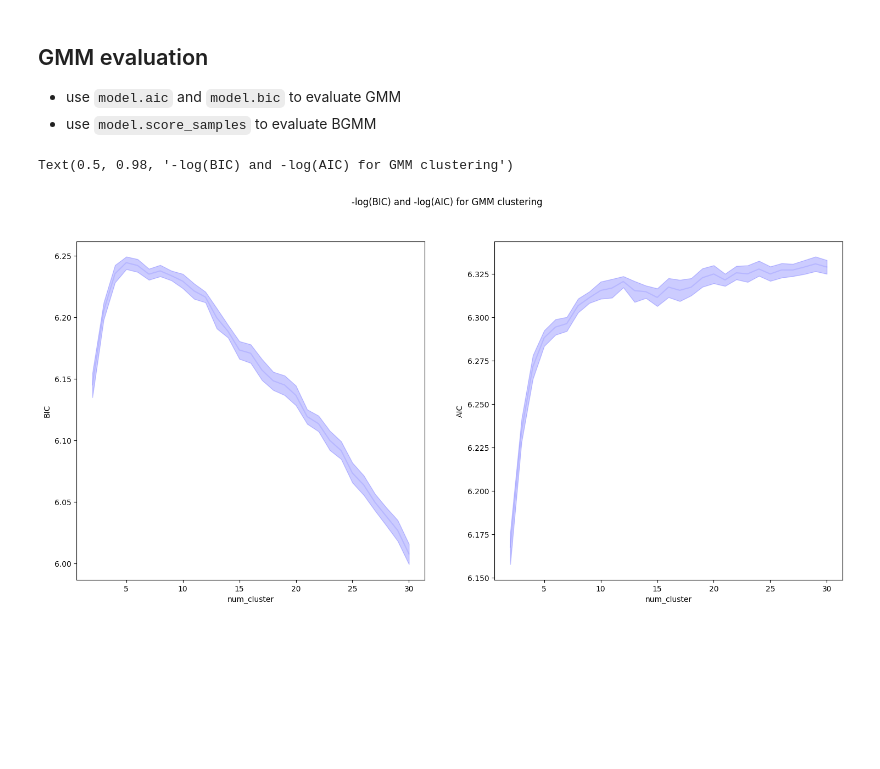
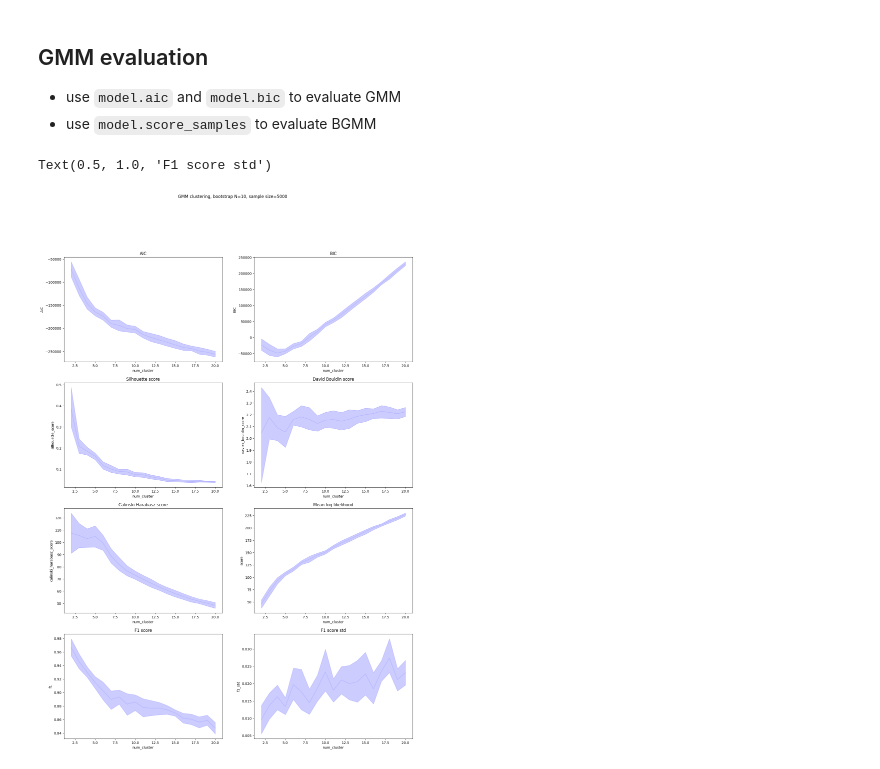
Before and after one commit to HJJoosse/celldyn_embedder, a Jupyter notebook: sandbox/create_clusters.ipynb, the cells around one changed output. Cells and saved outputs as stored; diff of their text form; code cells hidden in the pictures; blank space fills up the shorter version.

```diff
--- a/sandbox/create_clusters.ipynb
+++ b/sandbox/create_clusters.ipynb
@@ -120,6 +124,24 @@ class BGMM(BGMM):
             The lower the better.
         """
         return -2 * self.score(X) * X.shape[0] + 2 * self._n_parameters(X)
+# %%
+def cluster_classification_f1(X, labels):
+    '''
+        create a logistic regression classifier to predict cluster labels
+        , determine the stratified cross-validated F1 score of the model.
+    '''
+    # create a logistic regression classifier to predict cluster labels
+    clf = LogisticRegression(random_state=0, penalty='elasticnet', solver='saga', l1_ratio=0.1,
+                                multi_class='multinomial', max_iter=5000)
+
+    # determine the stratified cross-validated F1 score of the model.
+    skf = StratifiedKFold(n_splits=5, shuffle=True, random_state=0)
+    f1_scores = []
+    for train_index, test_index in skf.split(X, labels):
+        clf.fit(X[train_index], labels[train_index])
+        f1_scores.append(f1_score(labels[test_index], clf.predict(X[test_index]), average='weighted'))
+
+    return np.mean(f1_scores), np.std(f1_scores)
 # %%
 # a function to run a clustering algorithm in a bootstrapping fashion
 # the outcome is a list of clustering models
@@ -462,10 +501,31 @@ for b in range(n_bootstrap):
 res_df = pd.DataFrame(res_list)
-# %%
-fig, ax = plt.subplots(1, 2, figsize=(18, 8))
-
-sns.lineplot(data=res_df, x='num_cluster', y='BIC', alpha=0.1, c='b',  ax=ax[0])
-sns.lineplot(data=res_df, x='num_cluster', y='AIC', alpha=0.1, c='b',  ax=ax[1])
-fig.suptitle("-log(BIC) and -log(AIC) for GMM clustering")
-# %% [output]
-Text(0.5, 0.98, '-log(BIC) and -log(AIC) for GMM clustering')
-[figure, removed]
+# %%
+fig, ax = plt.subplots(4, 2, figsize=(18, 25))
+
+sns.lineplot(data=res_df, x='num_cluster', y='AIC', alpha=0.1, c='b',  ax=ax[0,0])
+sns.lineplot(data=res_df, x='num_cluster', y='BIC', alpha=0.1, c='b',  ax=ax[0,1])
+
+sns.lineplot(data=res_df, x='num_cluster', y='silhouette_score', alpha=0.1, c='b',  ax=ax[1,0])
+sns.lineplot(data=res_df, x='num_cluster', y='davies_bouldin_score', alpha=0.1, c='b',  ax=ax[1,1])
+
+sns.lineplot(data=res_df, x='num_cluster', y='calinski_harabasz_score', alpha=0.1, c='b',  ax=ax[2,0])
+sns.lineplot(data=res_df, x='num_cluster', y='score', alpha=0.1, c='b',  ax=ax[2,1])
+
+sns.lineplot(data=res_df, x='num_cluster', y='f1', alpha=0.1, c='b',  ax=ax[3,0])
+sns.lineplot(data=res_df, x='num_cluster', y='f1_std', alpha=0.1, c='b',  ax=ax[3,1])
+
+fig.suptitle("GMM clustering, bootstrap N=10, sample size=5000")
+ax[0,0].set_title("AIC")
+ax[0,1].set_title("BIC")
+
+ax[1,0].set_title("Silhouette score")
+ax[1,1].set_title("David Bouldin score")
+
+ax[2,0].set_title("Calinski Harabasz score")
+ax[2,1].set_title("Mean log likelihood")
+
+ax[3,0].set_title("F1 score")
+ax[3,1].set_title("F1 score std")
+# %% [output]
+Text(0.5, 1.0, 'F1 score std')
+[figure, added]
```
Also changed, not shown: parts of 7 cells of this notebook.
